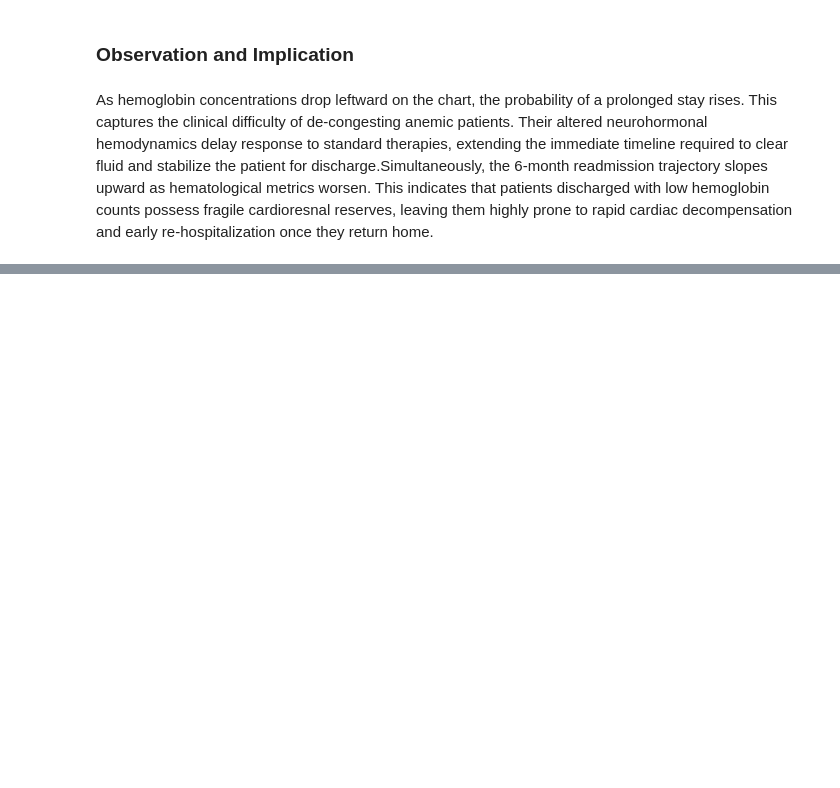
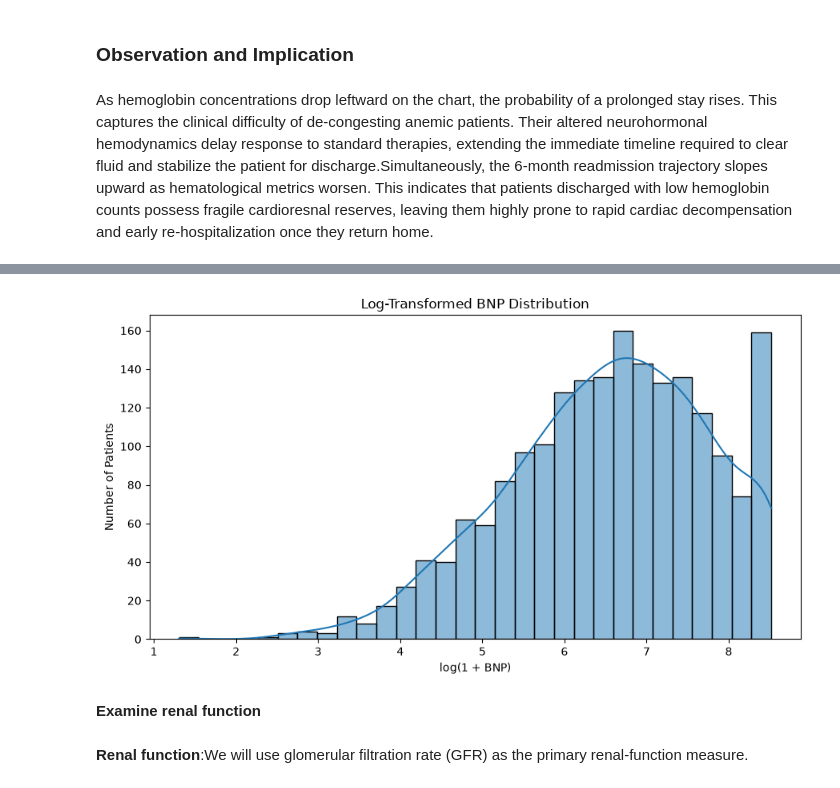
Before and after one commit to shraddhaparakh/Team11_PyInsights_Python-Hackathon-_SEP2026, a Jupyter notebook: Prescriptive Analysis_Shraddha (1).ipynb, the cells around one changed output, grey strips where cells are left out. Cells and saved outputs as stored; diff of their text form; code cells hidden in the pictures; blank space fills up the shorter version.

```diff
--- a/Prescriptive Analysis_Shraddha (1).ipynb
+++ b/Prescriptive Analysis_Shraddha (1).ipynb
@@ -1571,0 +1795,6 @@ As hemoglobin concentrations drop leftward on the chart, the probability of a pr
+# %%
+df["log_bnp"] = np.log1p(
+    df["brain_natriuretic_peptide"]
+)
+
+df["log_bnp"].describe()
@@ -1571,0 +1811,21 @@ As hemoglobin concentrations drop leftward on the chart, the probability of a pr
+# %%
+plt.figure(figsize=(9, 5))
+
+sns.histplot(
+    df["log_bnp"],
+    bins=30,
+    kde=True
+)
+
+plt.title("Log-Transformed BNP Distribution")
+plt.xlabel("log(1 + BNP)")
+plt.ylabel("Number of Patients")
+
+plt.tight_layout()
+plt.show()
+# %% [output]
+[figure, added]
+# %% [markdown]
+**Examine renal function**
+# %% [markdown]
+**Renal function**:We will use glomerular filtration rate (GFR) as the primary renal-function measure.
```
Also changed, not shown: parts of 131 cells of this notebook.
